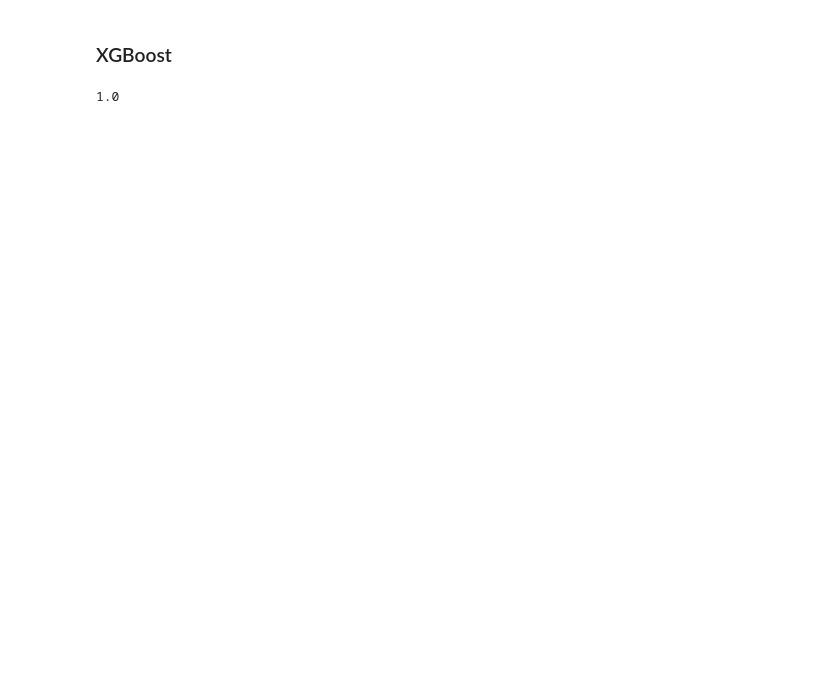
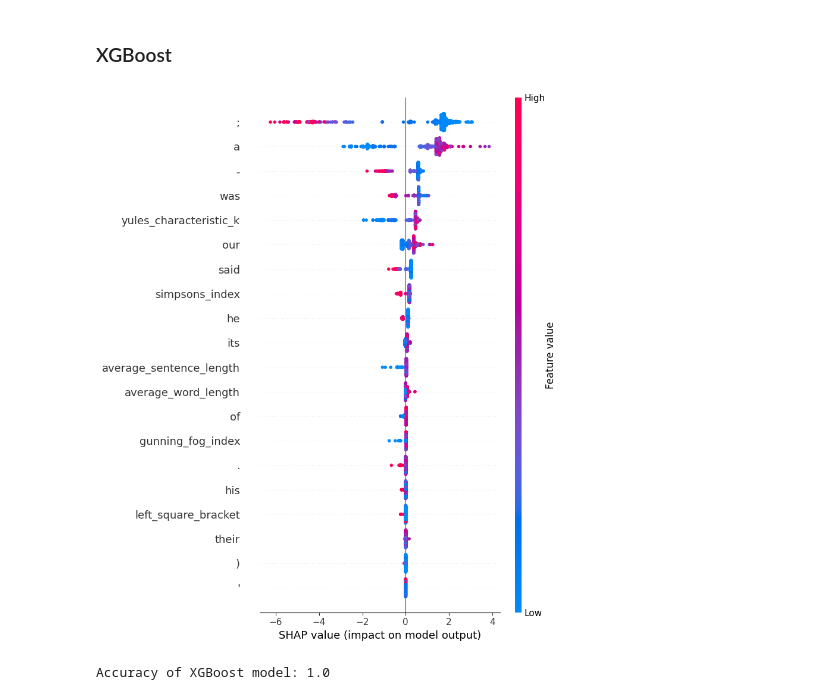
Before and after one commit to gingerjx/GenAIStyle, a Jupyter notebook: 5_writing_style_all_features_classification.ipynb, the cells around one changed output. Cells and saved outputs as stored; diff of their text form; code cells hidden in the pictures; blank space fills up the shorter version.

```diff
--- a/5_writing_style_all_features_classification.ipynb
+++ b/5_writing_style_all_features_classification.ipynb
@@ -16,11 +16,14 @@ feature_extractor = dump_dict['feature_extractor']
 # %%
 xgboost_results = WritingStyleAllFeaturesXGBoostClassification(
     settings=settings,
     feature_extractor=feature_extractor
 ).fit_and_predict(metrics_analysis_results)
-xgboost_results.all_chunks_binary_classification.accuracy
 # %% [output]
-1.0
+[figure, added]
+# %%
+print(f"Accuracy of XGBoost model: {xgboost_results.all_chunks_binary_classification.accuracy}")
+# %% [output]
+Accuracy of XGBoost model: 1.0
 # %%
 if os.path.exists(settings.paths.ws_all_features_classification_dump_file):
     os.remove(settings.paths.ws_all_features_classification_dump_file)
```
Also changed, not shown: 3 other files.
